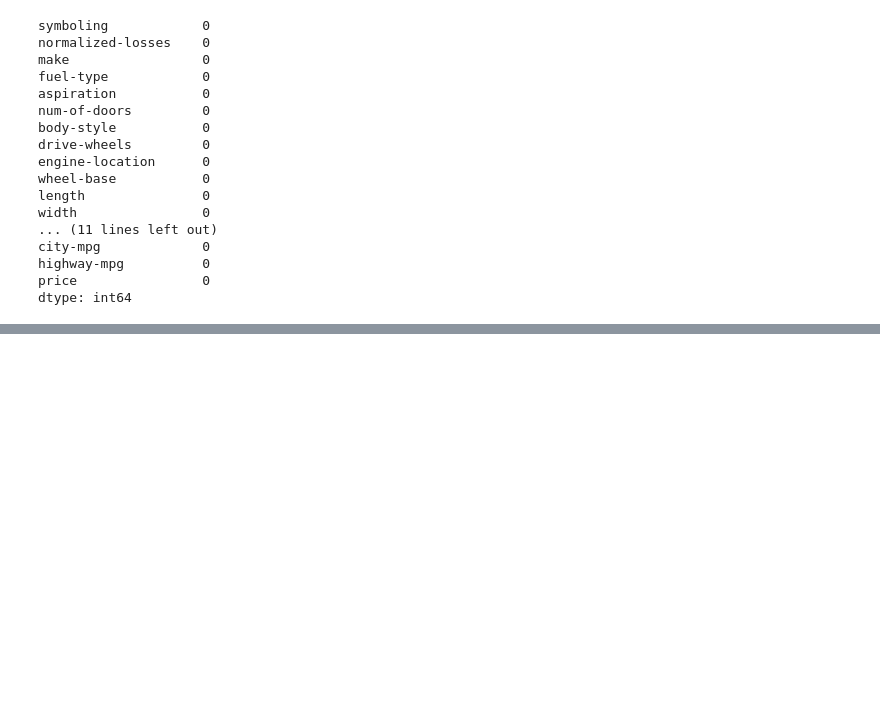
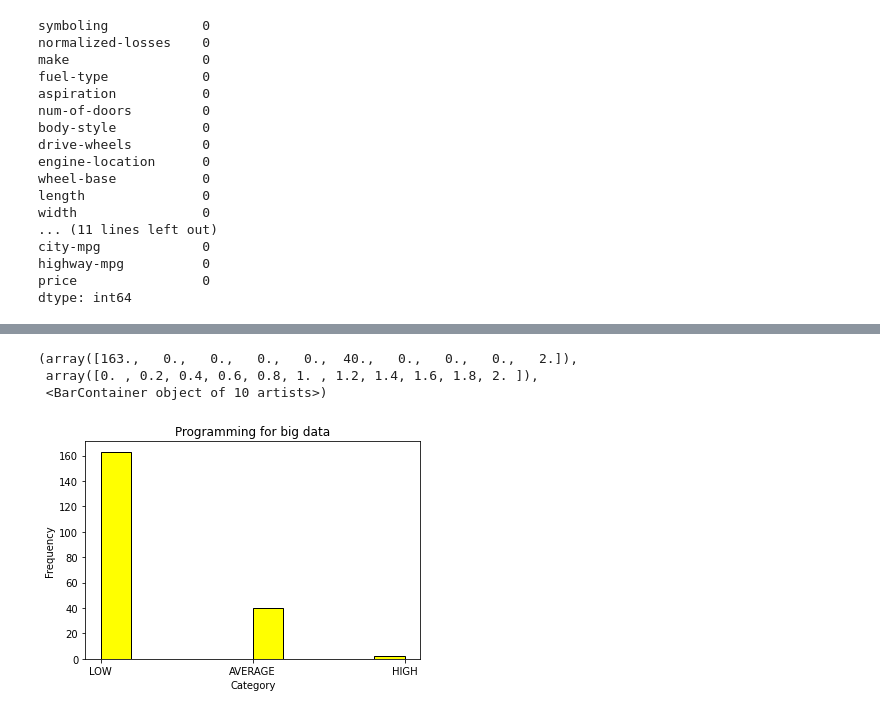
Before and after one commit to tayyabhassantarar/Introduction-to-Big-Data, a Jupyter notebook: Lecture# 6 (Pandas , Data PreProcessing).ipynb, the cells around one changed output, grey strips where cells are left out. Drawn from its saved outputs; the diff is of its cells as text; code cells hidden in the pictures; blank space fills up the shorter version.

```diff
--- a/Lecture# 6 (Pandas , Data PreProcessing).ipynb
+++ b/Lecture# 6 (Pandas , Data PreProcessing).ipynb
@@ -462,0 +514,2 @@ dtype: int64
+# %%
+category=['LOW','AVERAGE','HIGH']   # Must make the checks/breakpoints before making categories for all types
@@ -462,0 +520,3 @@ dtype: int64
+# %%
+df['horsepower']=df['horsepower'].astype('int')
+df['horsepower'].min()
@@ -462,0 +529,3 @@ dtype: int64
+# %%
+b = np.linspace(df['horsepower'].min(),df['horsepower'].max(),4)
+b
@@ -462,0 +534,3 @@ dtype: int64
+# %%
+df['horsepower-bin']=pd.cut(df['horsepower'],b, labels=category, include_lowest=True)
+df[['horsepower', 'horsepower-bin']].head(20)
@@ -462,0 +555,10 @@ dtype: int64
+# %%
+plt.pyplot.title('Programming for big data')
+plt.pyplot.xlabel('Category')
+plt.pyplot.ylabel('Frequency')
+plt.pyplot.hist(df['horsepower-bin'], color='yellow',ec= 'black')
+# %% [output]
+(array([163.,   0.,   0.,   0.,   0.,  40.,   0.,   0.,   0.,   2.]),
+ array([0. , 0.2, 0.4, 0.6, 0.8, 1. , 1.2, 1.4, 1.6, 1.8, 2. ]),
+ <BarContainer object of 10 artists>)
+[figure, added]
```
Also changed, not shown: parts of 11 cells of this notebook.
